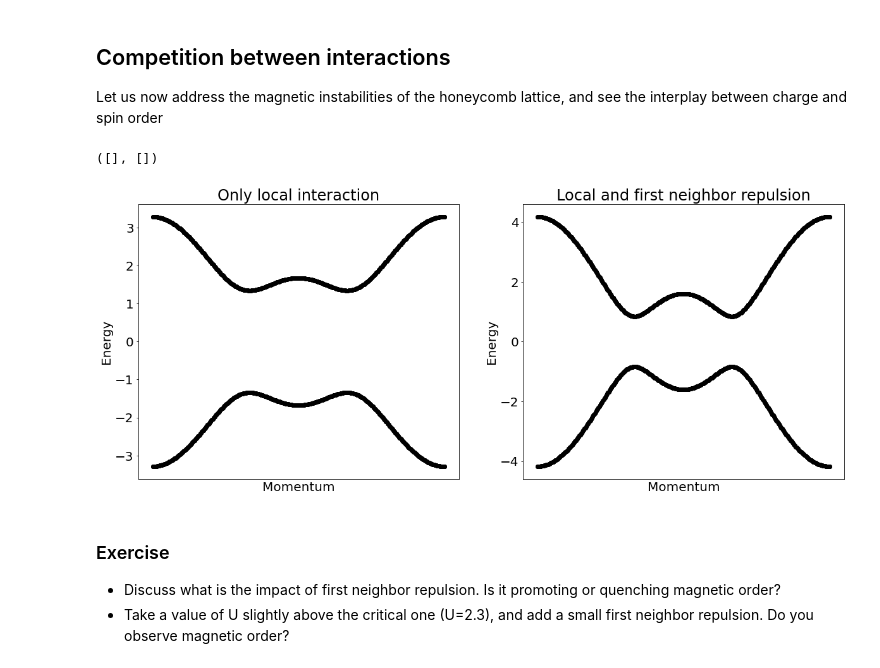
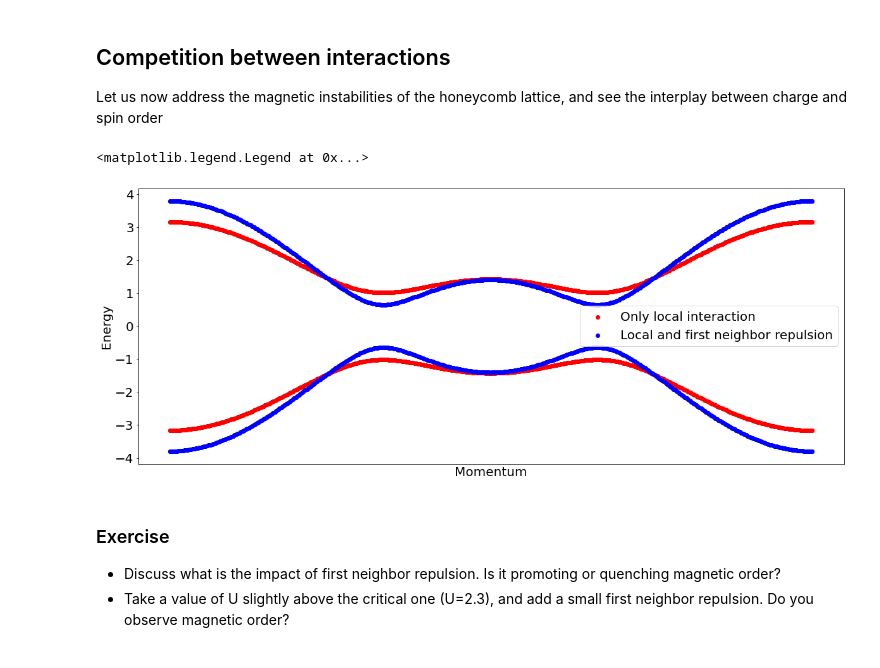
Before and after one commit to joselado/jyvaskyla_summer_school_2022, a Jupyter notebook: sessions/session3.ipynb, the cells around one changed output. Drawn from its saved outputs; the diff is of its cells as text; code cells hidden in the pictures.

```diff
--- a/sessions/session3.ipynb
+++ b/sessions/session3.ipynb
@@ -286,27 +286,27 @@ Let us now address the magnetic instabilities of the honeycomb lattice, and see
 # %%
 g = geometry.honeycomb_lattice() # generate a chain with two sites per unit cell
 h = g.get_hamiltonian() # generate the Hamiltonian
 
 # let us now add interactions, and compute the electronic structure
-U = 4.0 # value of the local interaction
-V = 1.5 # value of the first neighbor interaction
+U = 3.5 # value of the local interaction
+V = 1 # value of the first neighbor interaction
 
 # first with U
-plt.subplot(1,2,1)
-plt.title("Only local interaction")
 hU = h.get_mean_field_hamiltonian(U=U,mf="antiferro",mix=0.9) # only U
 (k,e) = hU.get_bands() # compute band structure
-plt.scatter(k,e,c="black") ; plt.xlabel("Momentum") ; plt.ylabel("Energy") ; plt.xticks([]) # plot
+plt.scatter(k,e,c="red",label="Only local interaction") ; plt.xlabel("Momentum")
+plt.ylabel("Energy") ; plt.xticks([]) # plot
 
 # and with U and V
-plt.subplot(1,2,2)
-plt.title("Local and first neighbor repulsion")
 hUV = h.get_mean_field_hamiltonian(U=U,V1=V,mf="antiferro",mix=0.9) # U and V
 (k,e) = hUV.get_bands() # compute band structure
-plt.scatter(k,e,c="black") ; plt.xlabel("Momentum") ; plt.ylabel("Energy") ; plt.xticks([]) # plot
+plt.scatter(k,e,c="blue",label="Local and first neighbor repulsion")
+plt.xlabel("Momentum") ; plt.ylabel("Energy") ; plt.xticks([]) # plot
+
+plt.legend()
 # %% [output]
-([], [])
+<matplotlib.legend.Legend at 0x...>
-[figure, old version]
+[figure, new version]
 # %% [markdown]
 ### Exercise
 - Discuss what is the impact of first neighbor repulsion. Is it promoting or quenching magnetic order?
```
Also changed, not shown: parts of 6 cells of this notebook.
